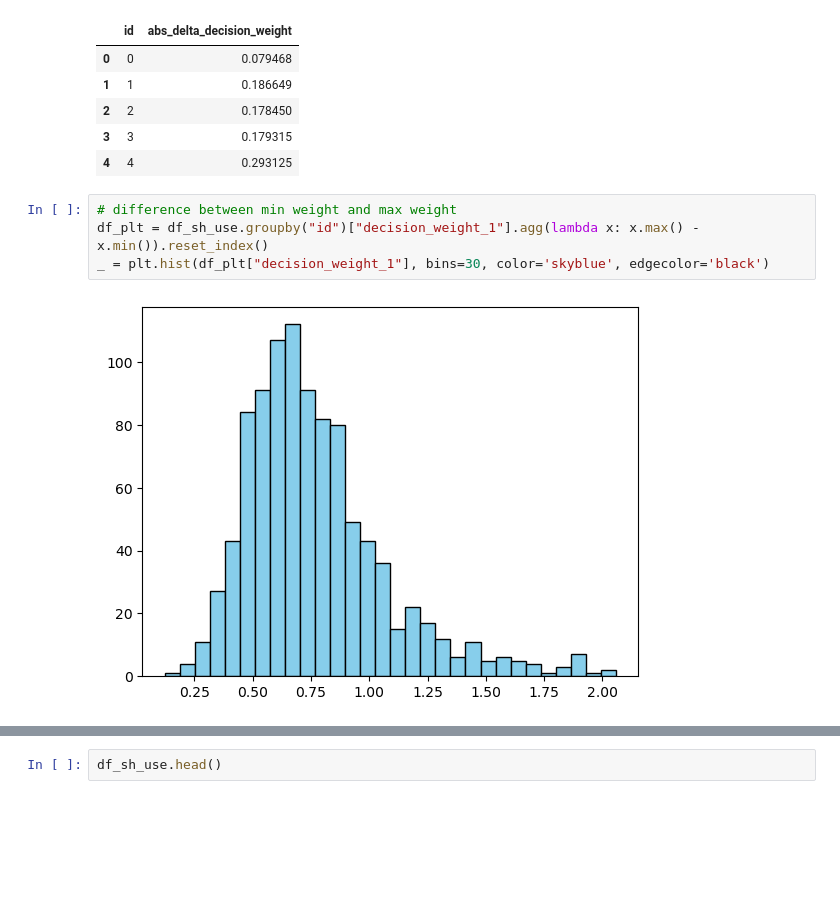
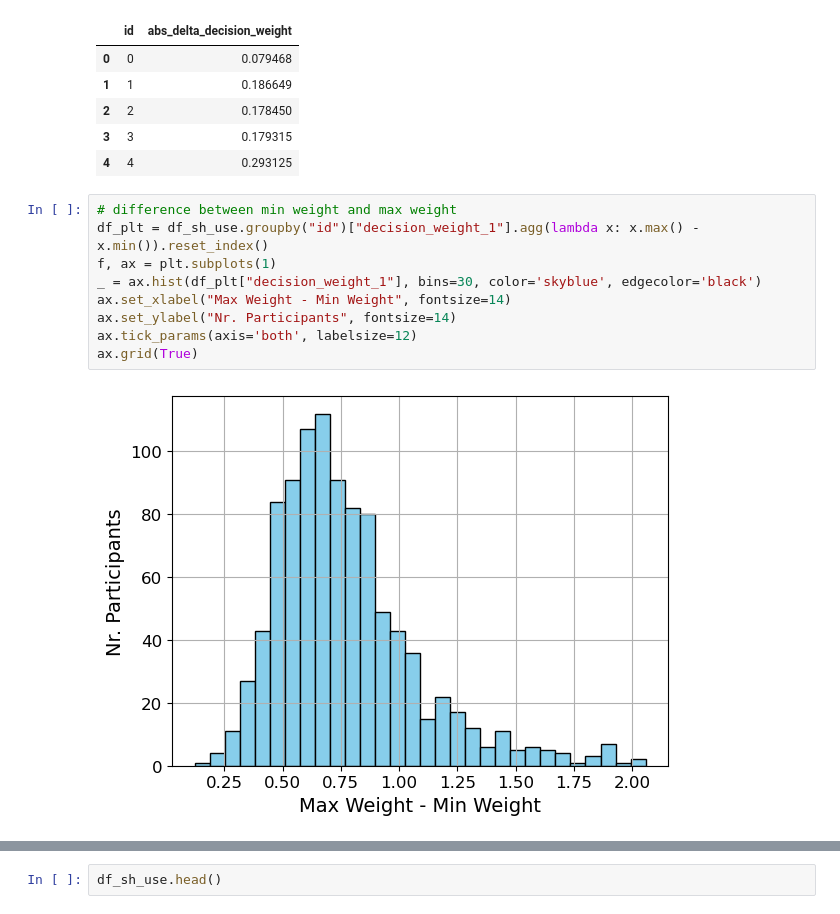
Before and after one commit to MirkoTh/semantic-representations-ID, a Jupyter notebook: split-half-reliability.ipynb, the cells around one changed output, grey strips where cells are left out. Cells and saved outputs as stored; diff of their text form; blank space fills up the shorter version.

Commit message:
fine tune figure appearance

```diff
--- a/split-half-reliability.ipynb
+++ b/split-half-reliability.ipynb
@@ -324,9 +324,14 @@ avg_abs_delta.head()
 # %%
 # difference between min weight and max weight
 df_plt = df_sh_use.groupby("id")["decision_weight_1"].agg(lambda x: x.max() - x.min()).reset_index()
-_ = plt.hist(df_plt["decision_weight_1"], bins=30, color='skyblue', edgecolor='black')
+f, ax = plt.subplots(1)
+_ = ax.hist(df_plt["decision_weight_1"], bins=30, color='skyblue', edgecolor='black')
+ax.set_xlabel("Max Weight - Min Weight", fontsize=14)
+ax.set_ylabel("Nr. Participants", fontsize=14)
+ax.tick_params(axis='both', labelsize=12)
+ax.grid(True)
 # %% [output]
-[figure, old version]
+[figure, new version]
 # %%
 g = sns.FacetGrid(data=df_sh_use, col="dimension", col_wrap=3)
 _ = g.map_dataframe(sns.histplot, x="abs_delta_decision_weight")
```
Also changed, not shown: parts of 3 cells of this notebook.
